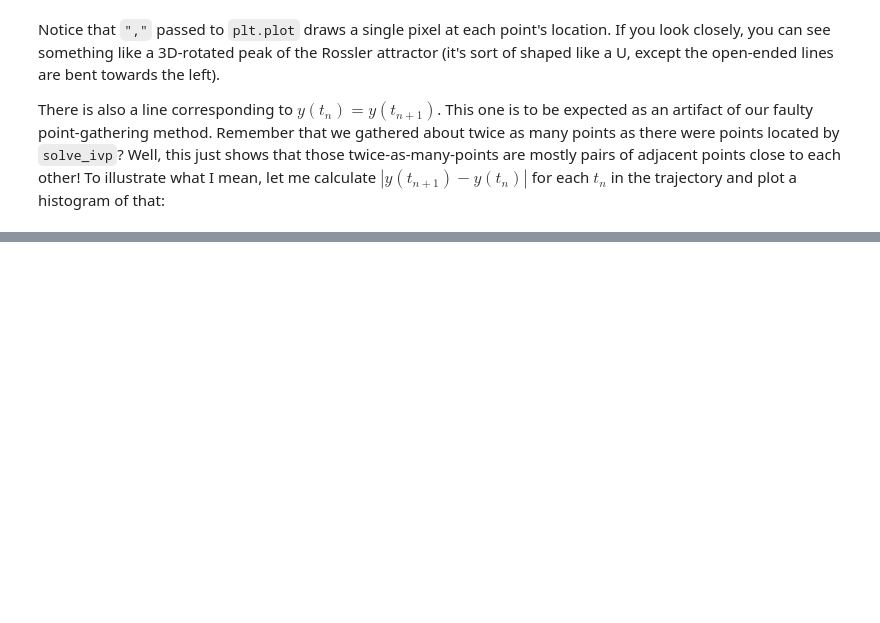
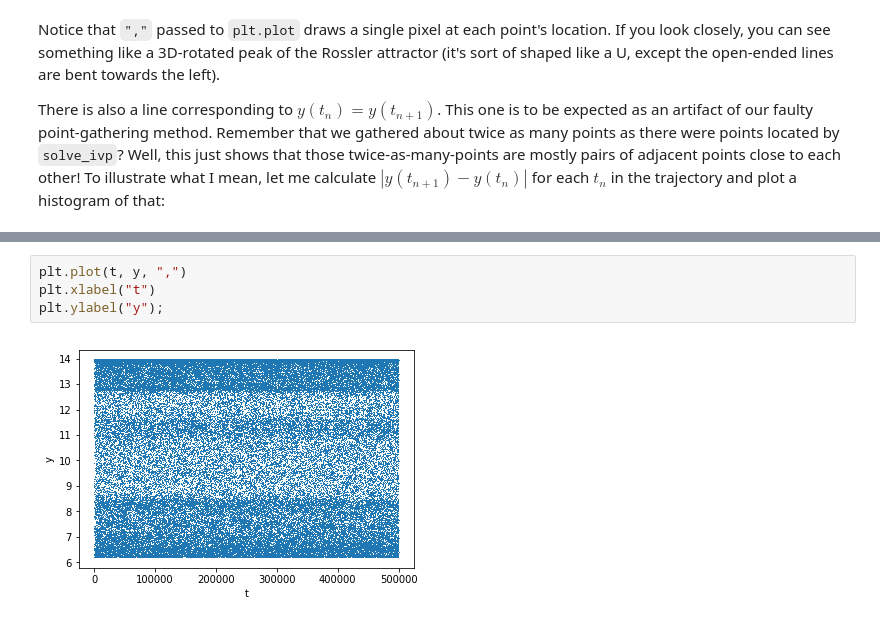
Before and after one commit to StanczakDominik/stanczakdominik.github.io, a Jupyter notebook: posts/scipy-ivp-makeshift-poincare-sections-of-the-rossler-attractor.ipynb, the cells around one changed output, grey strips where cells are left out. Drawn from its saved outputs; the diff is of its cells as text; blank space fills up the shorter version.

```diff
--- a/posts/scipy-ivp-makeshift-poincare-sections-of-the-rossler-attractor.ipynb
+++ b/posts/scipy-ivp-makeshift-poincare-sections-of-the-rossler-attractor.ipynb
@@ -208,0 +274,6 @@ Hopefully I'll be able to provide an upgraded version of this solution in the fu
+# %%
+plt.plot(t, y, ",")
+plt.xlabel("t")
+plt.ylabel("y");
+# %% [output]
+[figure, added]
```
Also changed, not shown: parts of 26 cells of this notebook.
